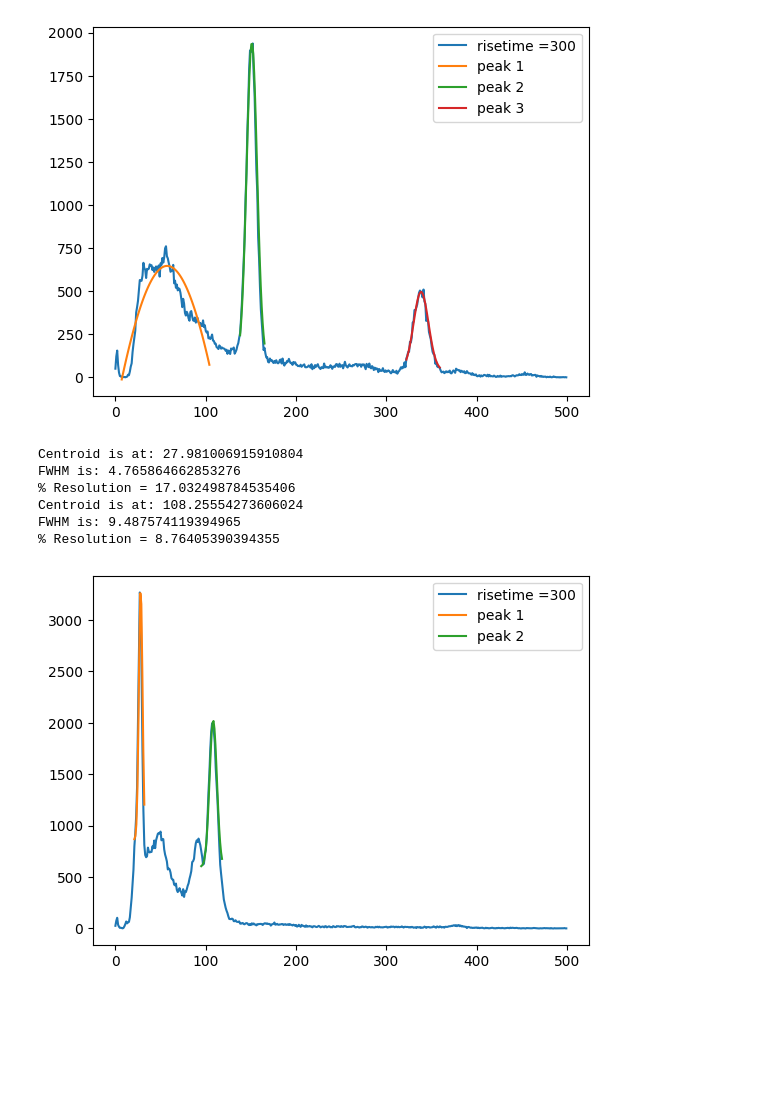
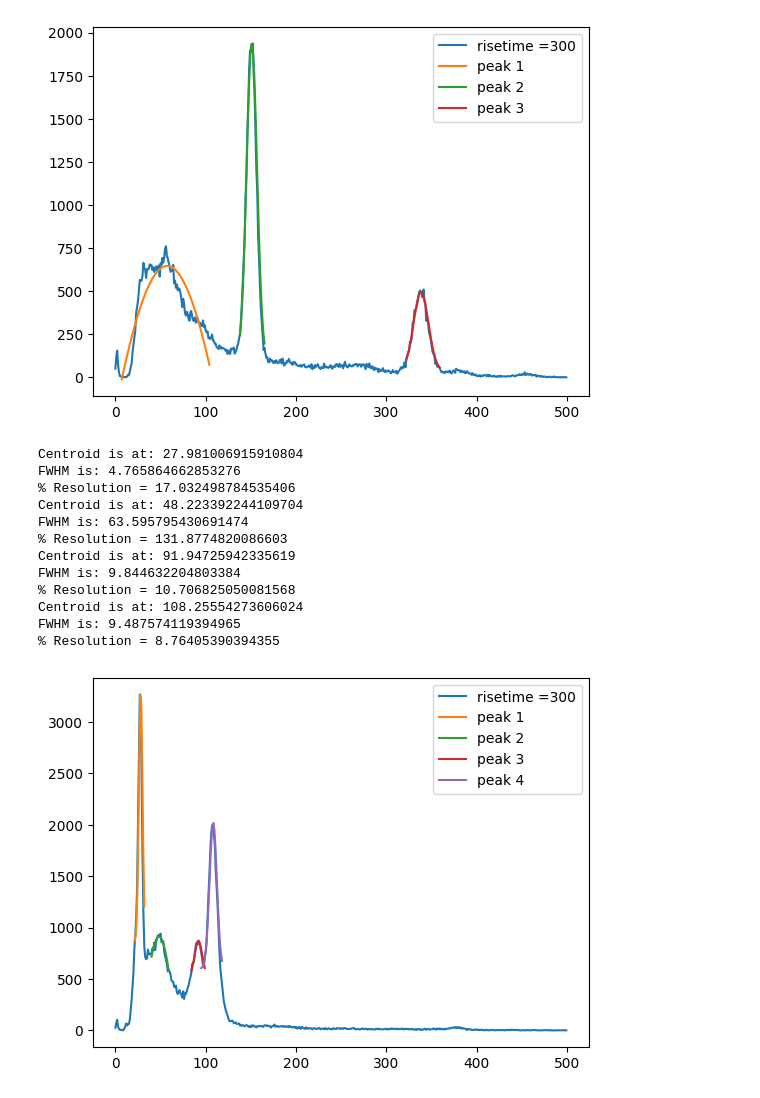
Before and after one commit to UCB-NE-204-2022/Devin_Thatcher_NE204, a Jupyter notebook: Lab2/Jupyter/NE204Lab2.ipynb, the cells around one changed output. Cells and saved outputs as stored; diff of their text form; code cells hidden in the pictures; blank space fills up the shorter version.

```diff
--- a/Lab2/Jupyter/NE204Lab2.ipynb
+++ b/Lab2/Jupyter/NE204Lab2.ipynb
@@ -222,7 +222,7 @@ events = 100000
 XRange = 2000
 preTrgrDly = 1000
 peakdistance = 10
-prominencefactor = 2
+prominencefactor = 20
 
 risetime = 300
 
@@ -254,7 +260,7 @@ events = 100000
 XRange = 2000
 preTrgrDly = 1000
 peakdistance = 10
-prominencefactor = 8
+prominencefactor = 20
 
 risetime = 300
 
@@ -286,7 +303,7 @@ events = 100000
 XRange = 2000
 preTrgrDly = 1000
 peakdistance = 10
-prominencefactor = 5
+prominencefactor = 20
 
 risetime = 300
 
@@ -318,35 +335,41 @@ FWHM is: 19.306271403813806
 # %%
 filelocation = r"C:\Users\Operator\Documents\Devin\Code\Data\NaI_Ba133_120s.h5"
 events = 100000
 XRange = 2000
 preTrgrDly = 1000
 peakdistance = 10
-prominencefactor = 4
+prominencefactor = 20
 
 risetime = 300
 
 spectra = CreateSpectra(filelocation, events, XRange, preTrgrDly, risetime)
 
 hist, bins = np.histogram(spectra, bins = 500, range = (0,200000))
 plt.plot(range(np.size(hist)), hist, label="risetime =" + str(risetime))
 
 Xranges, coefficients, numberofpeaks, FWHMs = PeakInfo(hist, peakdistance, prominencefactor)
 for i in range(numberofpeaks):
     plt.plot(Xranges[i], Gaussian(Xranges[i], *coefficients[i]), label="peak " + str(i+1))
     print("Centroid is at: " + str(coefficients[i][1]))
     print("FWHM is: " + str(2.35*coefficients[i][2]))
     print("% Resolution = " + str(100*2.35*coefficients[i][2]/coefficients[i][1]))
 
 plt.legend(loc='upper right')
 plt.show()
 # %% [output]
 Centroid is at: 27.981006915910804
 FWHM is: 4.765864662853276
 % Resolution = 17.032498784535406
+Centroid is at: 48.223392244109704
+FWHM is: 63.595795430691474
+% Resolution = 131.8774820086603
+Centroid is at: 91.94725942335619
+FWHM is: 9.844632204803384
+% Resolution = 10.706825050081568
 Centroid is at: 108.25554273606024
 FWHM is: 9.487574119394965
 % Resolution = 8.76405390394355
-[figure, old version]
+[figure, new version]
 # %%
 filelocations = [
     r"C:\Users\Operator\Documents\Devin\Code\Data\NaI_Ba133_120s.h5",
```
Also changed, not shown: parts of 3 cells of this notebook.
